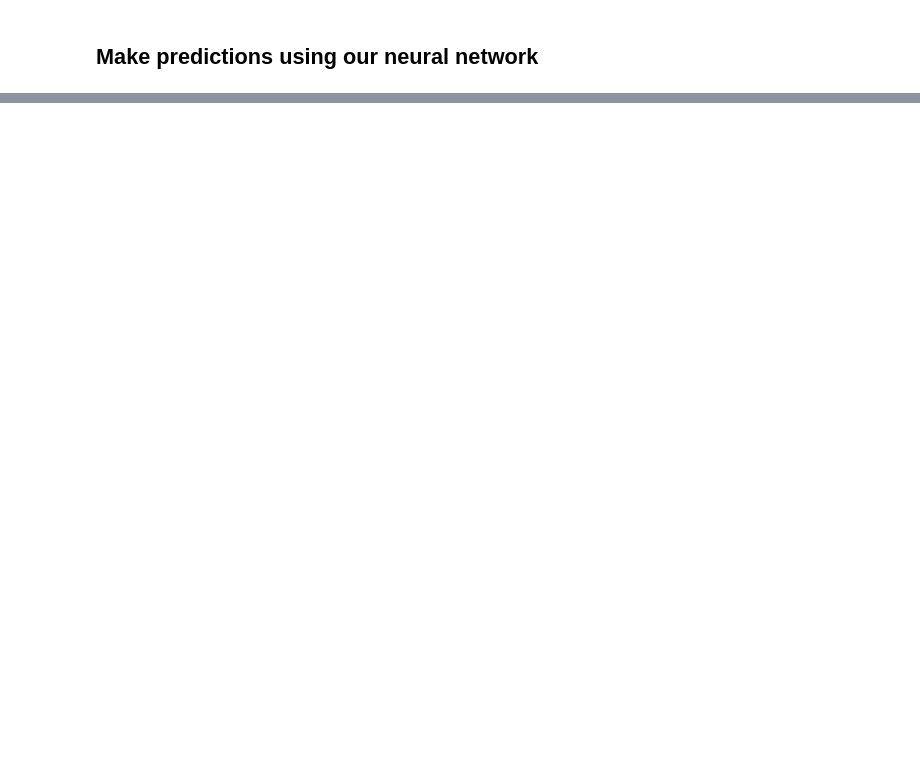
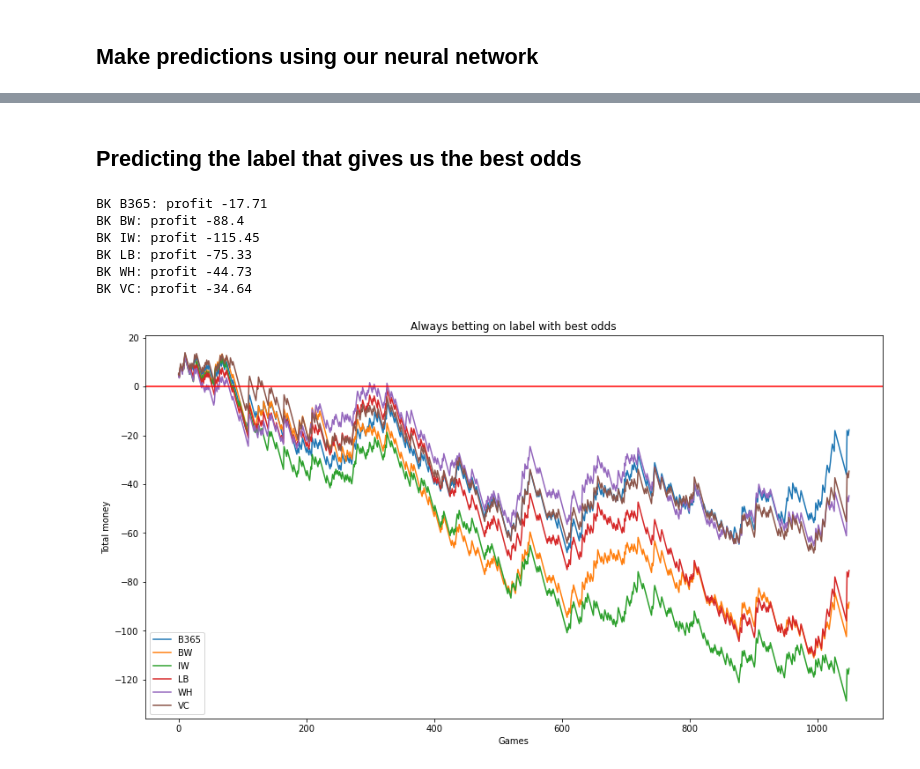
Before and after one commit to markkod/kaggle-football-prediction, a Jupyter notebook: betting.ipynb, the cells around one changed output, grey strips where cells are left out. Saved outputs shown, nothing was run; the diff lists cells and outputs as text; code cells hidden in the pictures; blank space fills up the shorter version.

Commit message:
add predicting by odds

```diff
--- a/betting.ipynb
+++ b/betting.ipynb
@@ -220,0 +221,48 @@ BK VC: profit 329.7
+# %% [markdown]
+## Predicting the label that gives us the best odds
+# %%
+def bet_on_best_odds(X_test, y_test, predictions, bookmaker):
+    money = 0
+    money_on_bet = 1
+    money_states = []
+
+    for index, probabilities in enumerate(predictions):
+
+        coefficients = [X_test.iloc[index][bookmaker + "A"], X_test.iloc[index][bookmaker + "D"], X_test.iloc[index][bookmaker + "H"]]
+
+        # make a bet
+        money -= money_on_bet
+
+        odds = coefficients*probabilities
+        prediction = np.argmax(odds)
+
+        # win money
+        if prediction == y_test.iloc[index]:
+            money += money_on_bet * coefficients[prediction]
+
+        money_states.append(money)
+
+    plt.plot(money_states, label=bookmaker)
+
+    return money
+# %%
+predictions = model.predict(X_test)
+
+for bk in bookmakers:
+    profit = bet_on_best_odds(X_test, y_test, predictions, bk)
+    print("BK " + bk + ": profit " + str(round(profit, 2)))
+
+plt.legend()
+plt.axhline(y=0, color='r', linestyle='-')
+plt.xlabel("Games")
+plt.ylabel("Total money")
+plt.title("Always betting on label with best odds")
+plt.savefig("images/betting_best_odds.png")
+# %% [output]
+BK B365: profit -17.71
+BK BW: profit -88.4
+BK IW: profit -115.45
+BK LB: profit -75.33
+BK WH: profit -44.73
+BK VC: profit -34.64
+[figure, added]
```
Also changed, not shown: parts of 6 cells of this notebook, 3 other files.
